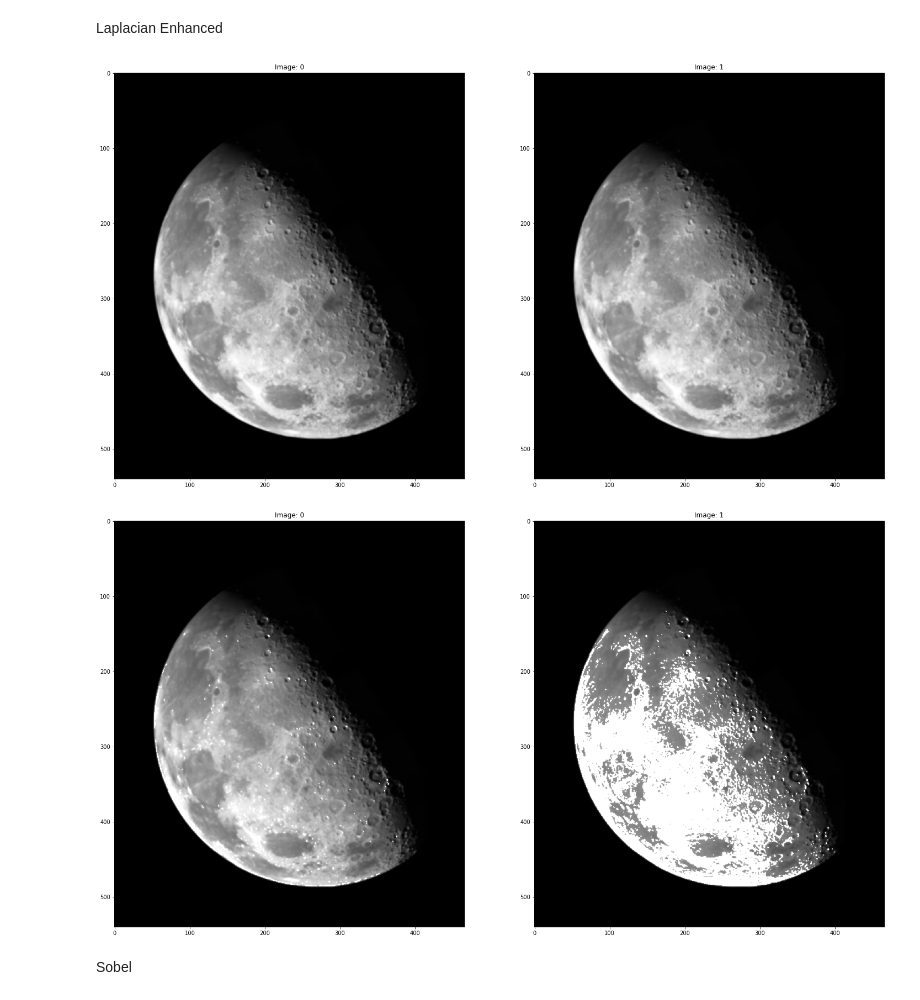
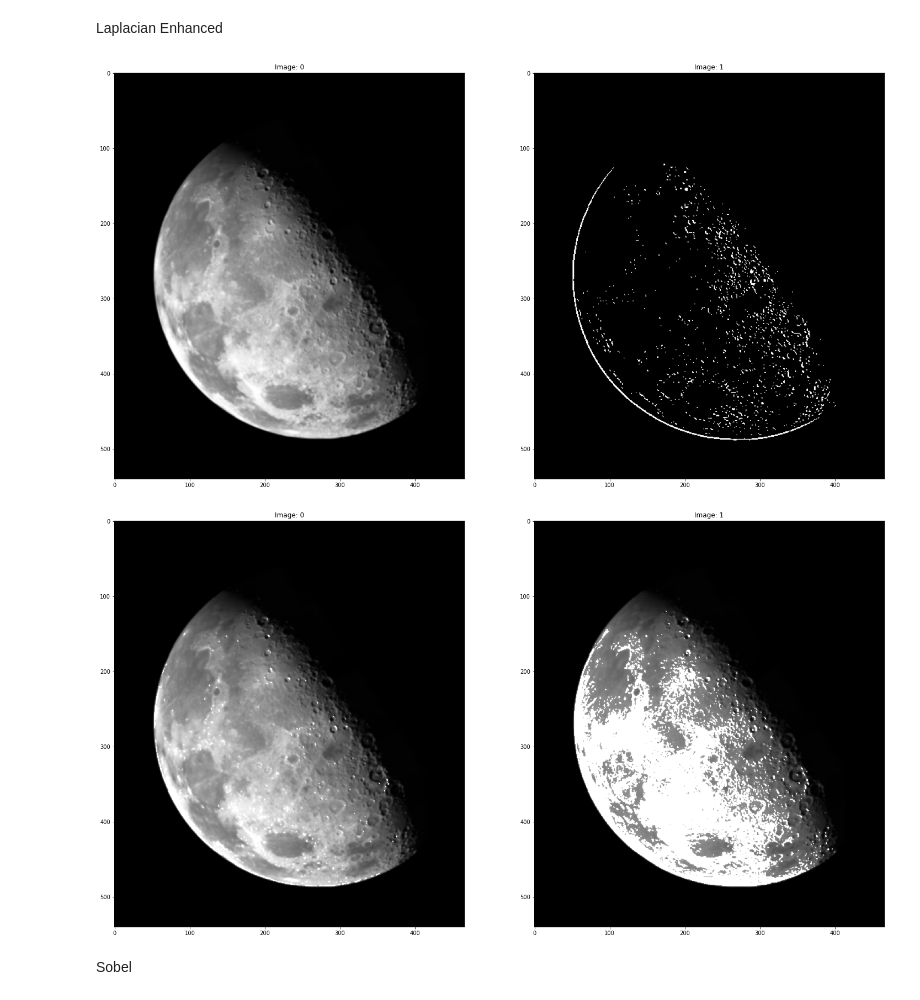
Before and after one commit to santoshkc/image_processing, a Jupyter notebook: image_test.ipynb, the cells around one changed output. Saved outputs shown, nothing was run; the diff lists cells and outputs as text; code cells hidden in the pictures.

Commit message:
binarization for deciding pixel value

```diff
--- a/image_test.ipynb
+++ b/image_test.ipynb
@@ -26,8 +26,8 @@ def show_image(image, grey_only = True):
 from typing import List
 def show_image_side_by_side(images: List[ndarray] ):
     plt.figure(figsize=(25,20))
-    for i in range( 2):
-        plt.subplot(1,2, i +1)
+    for i in range( len(images) ):
+        plt.subplot(1,len(images), i +1)
         plt.title(f"Image: {i}")
         channel = images[i]
         plt.imshow(channel, "Greys_r")
@@ -309,23 +309,13 @@ def pointwise_multiply_and_add(x: ndarray, y: ndarray, current: int):
     r =  int((np.sum(x*y)))
     return 255 if r >= 255 else current
 
+def pointwise_multiply_and_add_binarization(x: ndarray, y: ndarray, current: int):
+    r =  int((np.sum(x*y)))
+    return 255 if r >= 20 else 0
+
 def pointwise_multiply_and_average(x: ndarray, y: ndarray, current: int):
     r =  int( (np.sum(x*y))/ (y.shape[0] * y.shape[1]) )
     return 255 if r >= 255 else current
-
-def sobel(input_array: ndarray):
-    sobel_filter = np.array(
-            [
-                [-1, -2, -1],
-                [0, 0, 0],
-                [1, 2, 1]
-            ] )
-
-    def operation(x: ndarray, y: ndarray, current: int):
-        r =  int((np.sum(x*y)))
-        return 255 if r >= 255 else current
-
-    return convolution(input_array, sobel_filter, operation)
 # %% [markdown]
 Weighted Average Filter
 # %%
@@ -362,35 +352,35 @@ lap_filter = np.array(
     [0, 1, 0],
     [1, -4, 1],
     [0, 1, 0]
 ] )
-conv_result = convolution(copy_moon, lap_filter, pointwise_multiply_and_add)
+conv_result = convolution(copy_moon, lap_filter, pointwise_multiply_and_add_binarization)
 
 show_image_side_by_side([copy_moon, conv_result])
 
 enhanced_laplacian_filter = np.array(
 [
     [-1, -1, -1],
     [-1, 9, -1],
     [-1, -1, -1]
 ] )
 
 over_laplacian_filter = np.array(
 [
     [-1, -1, -1],
     [-1, 10, -1],
     [-1, -1, -1]
 ] )
 
 copy_moon = np.copy(blurry_moon)
 
 conv_result2 = convolution(copy_moon, enhanced_laplacian_filter, pointwise_multiply_and_add)
 
 copy_moon = np.copy(blurry_moon)
 conv_result3 = convolution(copy_moon, over_laplacian_filter, pointwise_multiply_and_add)
 
 show_image_side_by_side([conv_result2, conv_result3])
 # %% [output]
-[figure, old version]
+[figure, new version]
 [figure]
 # %% [markdown]
 Sobel
```
Also changed, not shown: parts of 2 cells of this notebook, 1 other file.
